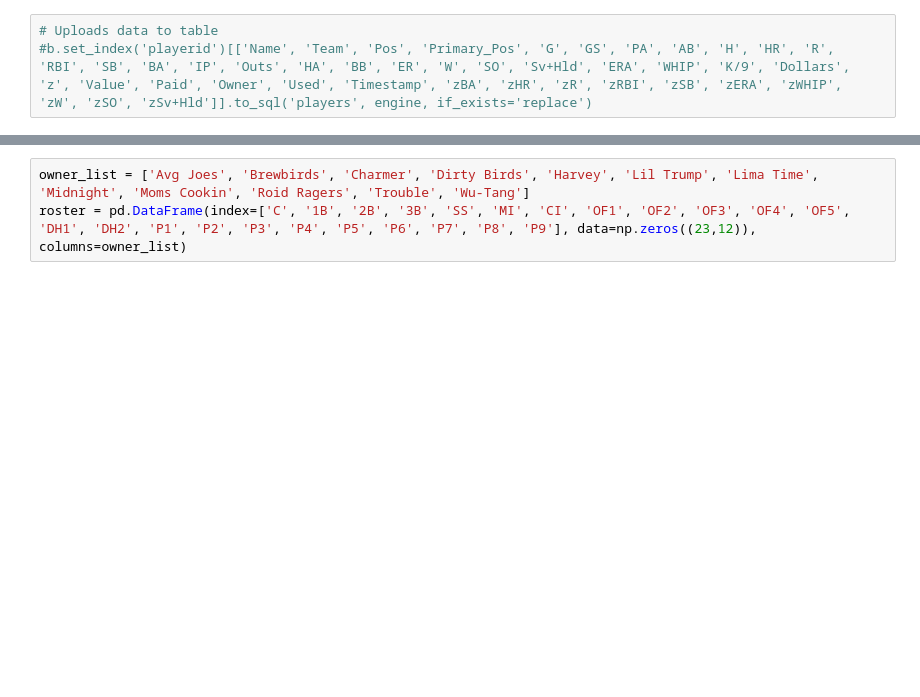
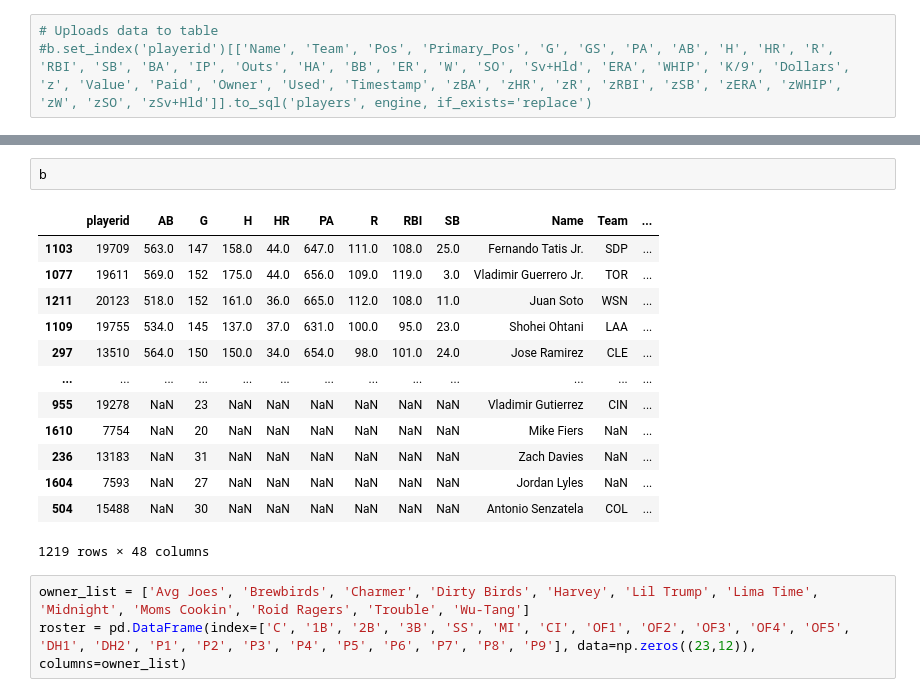
Before and after one commit to haueter19/baseball, a Jupyter notebook: Fantasy Work.ipynb, the cells around one changed output, grey strips where cells are left out. Saved outputs shown, nothing was run; the diff lists cells and outputs as text; blank space fills up the shorter version.

```diff
--- a/Fantasy Work.ipynb
+++ b/Fantasy Work.ipynb
@@ -279,3 +282,19 @@ owners_df
+# %%
+b
+# %% [output]
+|  | playerid | AB | G | H | HR | PA | R | RBI | SB | Name | Team | ... |
+| 1103 | 19709 | 563.0 | 147 | 158.0 | 44.0 | 647.0 | 111.0 | 108.0 | 25.0 | Fernando Tatis Jr. | SDP | ... |
+| 1077 | 19611 | 569.0 | 152 | 175.0 | 44.0 | 656.0 | 109.0 | 119.0 | 3.0 | Vladimir Guerrero Jr. | TOR | ... |
+| 1211 | 20123 | 518.0 | 152 | 161.0 | 36.0 | 665.0 | 112.0 | 108.0 | 11.0 | Juan Soto | WSN | ... |
+| 1109 | 19755 | 534.0 | 145 | 137.0 | 37.0 | 631.0 | 100.0 | 95.0 | 23.0 | Shohei Ohtani | LAA | ... |
+| 297 | 13510 | 564.0 | 150 | 150.0 | 34.0 | 654.0 | 98.0 | 101.0 | 24.0 | Jose Ramirez | CLE | ... |
+| ... | ... | ... | ... | ... | ... | ... | ... | ... | ... | ... | ... | ... |
+| 955 | 19278 | NaN | 23 | NaN | NaN | NaN | NaN | NaN | NaN | Vladimir Gutierrez | CIN | ... |
+| 1610 | 7754 | NaN | 20 | NaN | NaN | NaN | NaN | NaN | NaN | Mike Fiers | NaN | ... |
+| 236 | 13183 | NaN | 31 | NaN | NaN | NaN | NaN | NaN | NaN | Zach Davies | NaN | ... |
+| 1604 | 7593 | NaN | 27 | NaN | NaN | NaN | NaN | NaN | NaN | Jordan Lyles | NaN | ... |
+| 504 | 15488 | NaN | 30 | NaN | NaN | NaN | NaN | NaN | NaN | Antonio Senzatela | COL | ... |
+1219 rows × 48 columns
 # %%
 owner_list = ['Avg Joes', 'Brewbirds', 'Charmer', 'Dirty Birds', 'Harvey', 'Lil Trump', 'Lima Time', 'Midnight', 'Moms Cookin', 'Roid Ragers', 'Trouble', 'Wu-Tang']
 roster = pd.DataFrame(index=['C', '1B', '2B', '3B', 'SS', 'MI', 'CI', 'OF1', 'OF2', 'OF3', 'OF4', 'OF5', 'DH1', 'DH2', 'P1', 'P2', 'P3', 'P4', 'P5', 'P6', 'P7', 'P8', 'P9'], data=np.zeros((23,12)), columns=owner_list)
```
Also changed, not shown: parts of 6 cells of this notebook, 3 other files.
